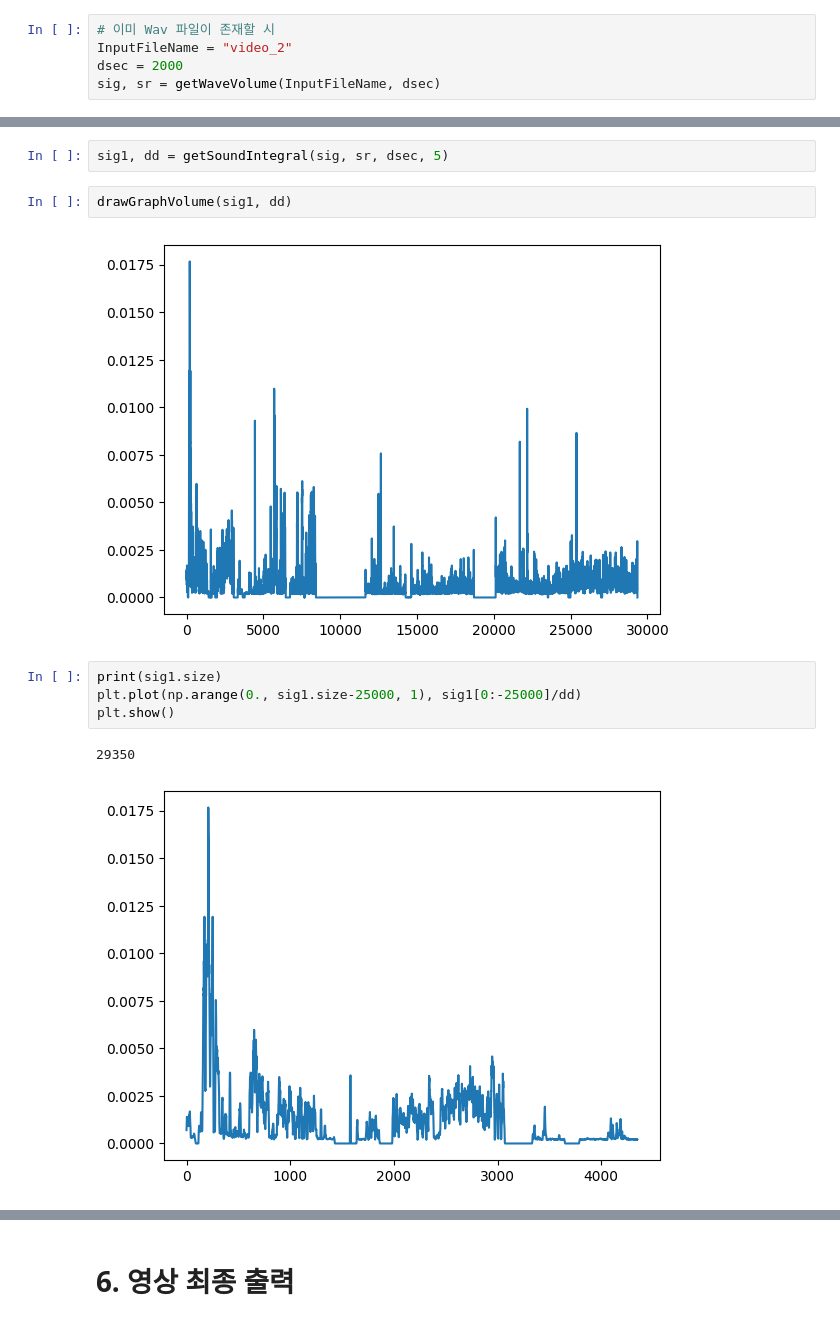
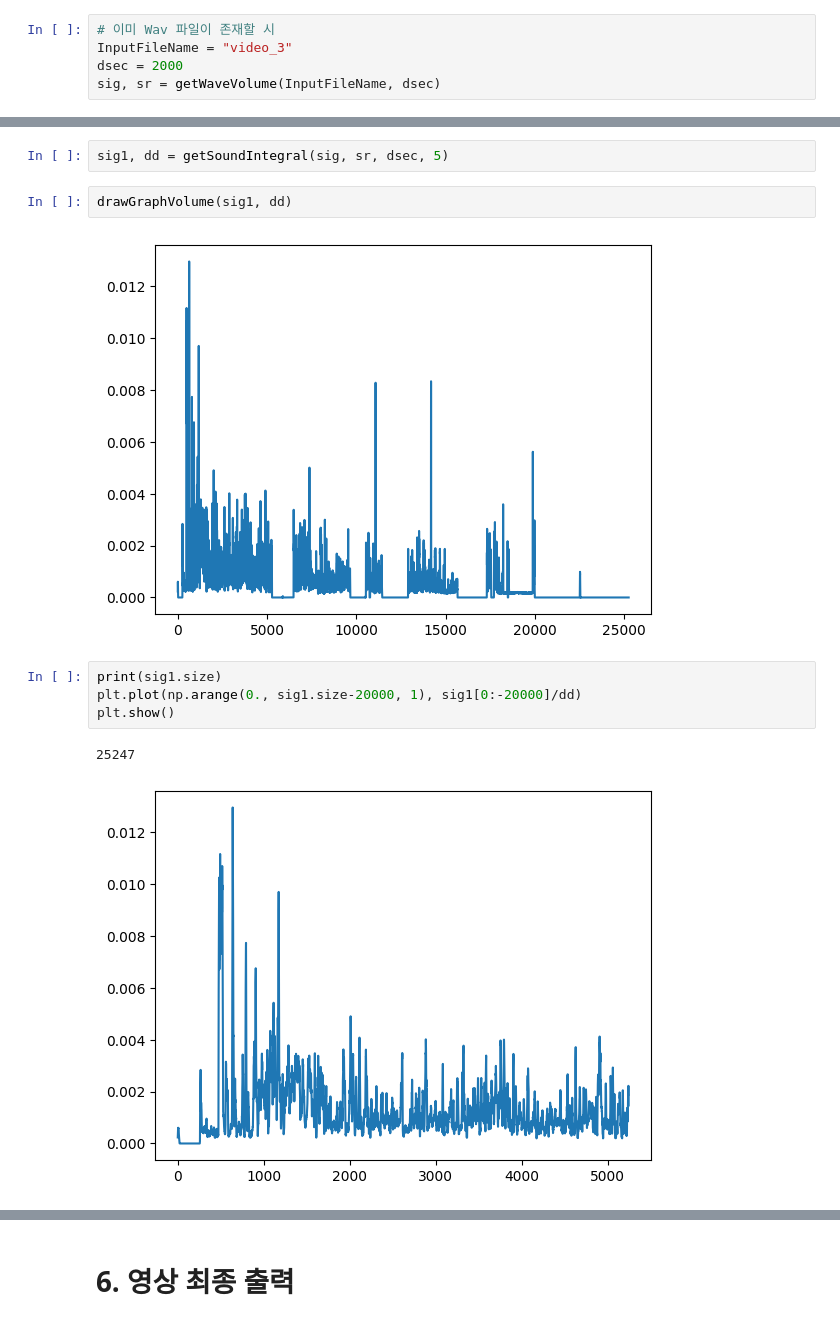
Before and after one commit to SAgiKPJH/SAGI_JJU-JJUCODE-, a Jupyter notebook: Project/01 영상편집 도우미 in python/VideoTest.ipynb, the cells around one changed output, grey strips where cells are left out. Drawn from its saved outputs; the diff is of its cells as text.

```diff
--- a/Project/01 영상편집 도우미 in python/VideoTest.ipynb
+++ b/Project/01 영상편집 도우미 in python/VideoTest.ipynb
@@ -1301,6 +1301,6 @@ Start Converting mp3 to wav...
 Start making Visualization wav...
 # %%
 # 이미 Wav 파일이 존재할 시
-InputFileName = "video_2"
+InputFileName = "video_3"
 dsec = 2000
 sig, sr = getWaveVolume(InputFileName, dsec)
@@ -1315,12 +1313,12 @@ sig1, dd = getSoundIntegral(sig, sr, dsec, 5)
 # %%
 drawGraphVolume(sig1, dd)
 # %% [output]
-[figure, old version]
+[figure, new version]
 # %%
 print(sig1.size)
-plt.plot(np.arange(0., sig1.size-25000, 1), sig1[0:-25000]/dd)
+plt.plot(np.arange(0., sig1.size-20000, 1), sig1[0:-20000]/dd)
 plt.show()
 # %% [output]
-29350
+25247
-[figure, old version]
+[figure, new version]
 # %%
```
Also changed, not shown: parts of 6 cells of this notebook, 3 other files.
